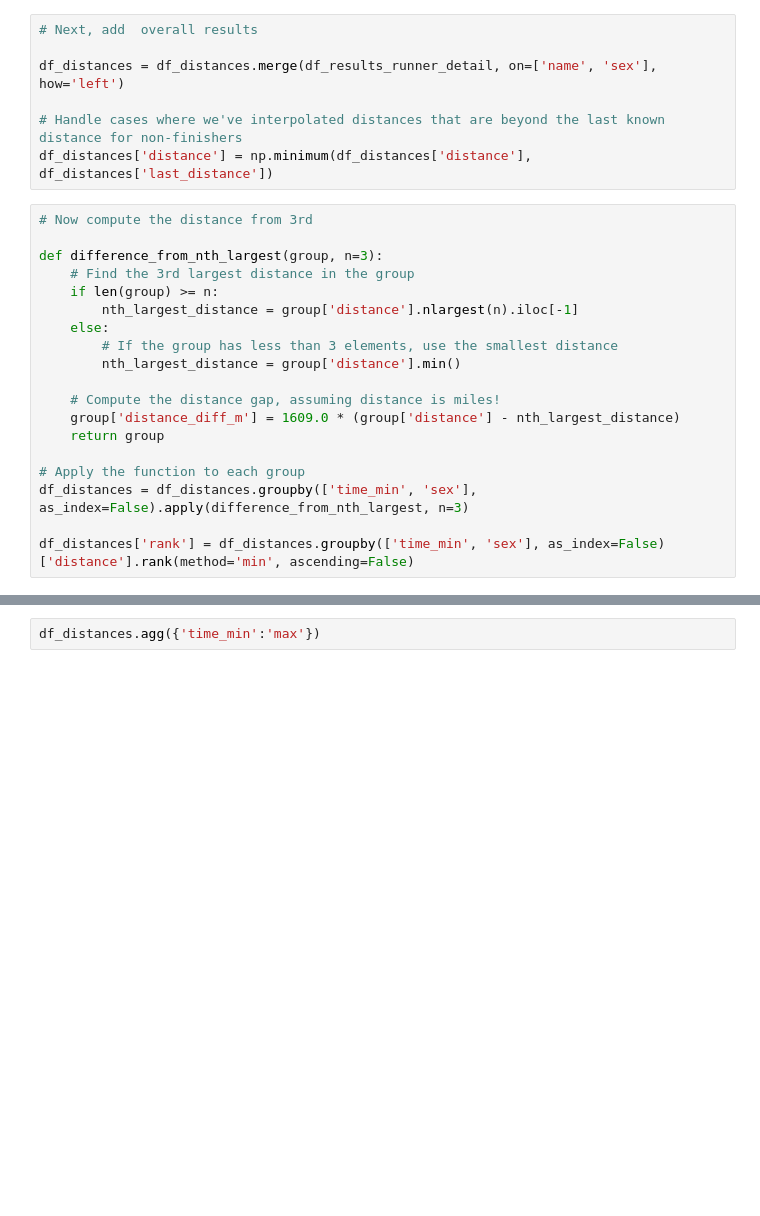
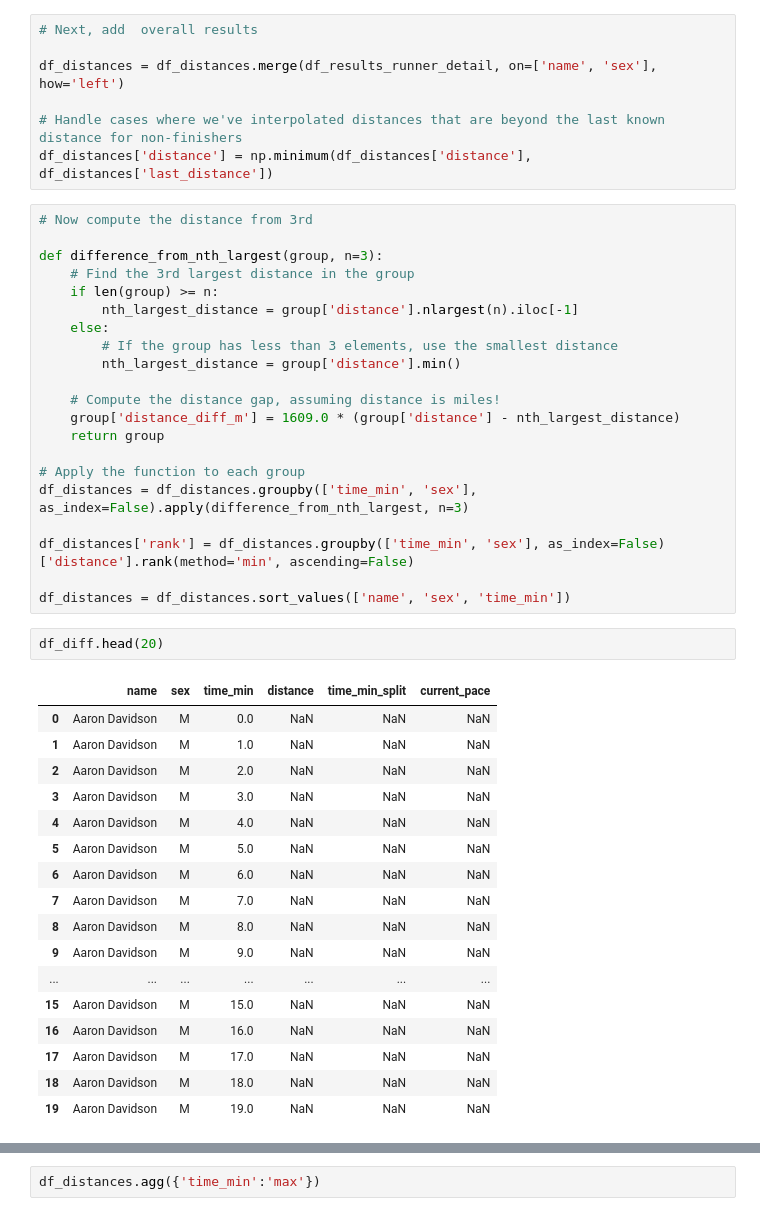
Before and after one commit to syphax/flow-visualizations, a Jupyter notebook: usa-marathon-trials-2024/util/_dev_get_times.ipynb, the cells around one changed output, grey strips where cells are left out. Saved outputs shown, nothing was run; the diff lists cells and outputs as text; blank space fills up the shorter version.

Commit message:
Formatting changes to the app; added incremental splits to the input data script

```diff
--- a/usa-marathon-trials-2024/util/_dev_get_times.ipynb
+++ b/usa-marathon-trials-2024/util/_dev_get_times.ipynb
@@ -258,3 +273,25 @@ def difference_from_nth_largest(group, n=3):
 df_distances = df_distances.groupby(['time_min', 'sex'], as_index=False).apply(difference_from_nth_largest, n=3)
 
 df_distances['rank'] = df_distances.groupby(['time_min', 'sex'], as_index=False)['distance'].rank(method='min', ascending=False)
+
+df_distances = df_distances.sort_values(['name', 'sex', 'time_min'])
+# %%
+df_diff.head(20)
+# %% [output]
+|  | name | sex | time_min | distance | time_min_split | current_pace |
+| 0 | Aaron Davidson | M | 0.0 | NaN | NaN | NaN |
+| 1 | Aaron Davidson | M | 1.0 | NaN | NaN | NaN |
+| 2 | Aaron Davidson | M | 2.0 | NaN | NaN | NaN |
+| 3 | Aaron Davidson | M | 3.0 | NaN | NaN | NaN |
+| 4 | Aaron Davidson | M | 4.0 | NaN | NaN | NaN |
+| 5 | Aaron Davidson | M | 5.0 | NaN | NaN | NaN |
+| 6 | Aaron Davidson | M | 6.0 | NaN | NaN | NaN |
+| 7 | Aaron Davidson | M | 7.0 | NaN | NaN | NaN |
+| 8 | Aaron Davidson | M | 8.0 | NaN | NaN | NaN |
+| 9 | Aaron Davidson | M | 9.0 | NaN | NaN | NaN |
+| ... | ... | ... | ... | ... | ... | ... |
+| 15 | Aaron Davidson | M | 15.0 | NaN | NaN | NaN |
+| 16 | Aaron Davidson | M | 16.0 | NaN | NaN | NaN |
+| 17 | Aaron Davidson | M | 17.0 | NaN | NaN | NaN |
+| 18 | Aaron Davidson | M | 18.0 | NaN | NaN | NaN |
+| 19 | Aaron Davidson | M | 19.0 | NaN | NaN | NaN |
```
Also changed, not shown: parts of 10 cells of this notebook, 2 other files.
